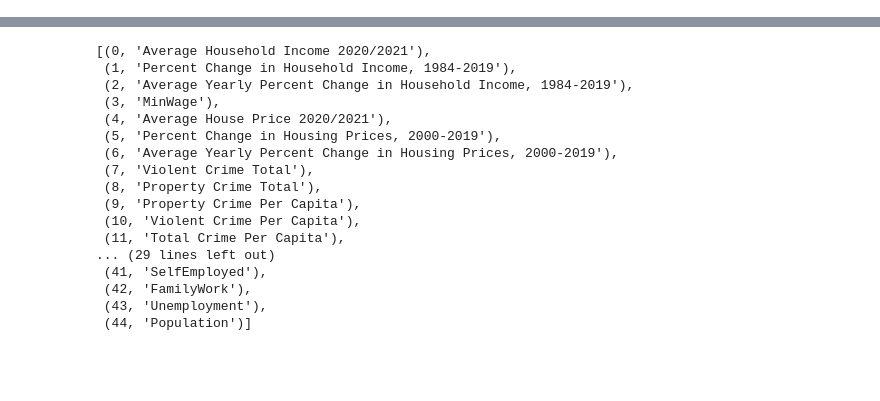
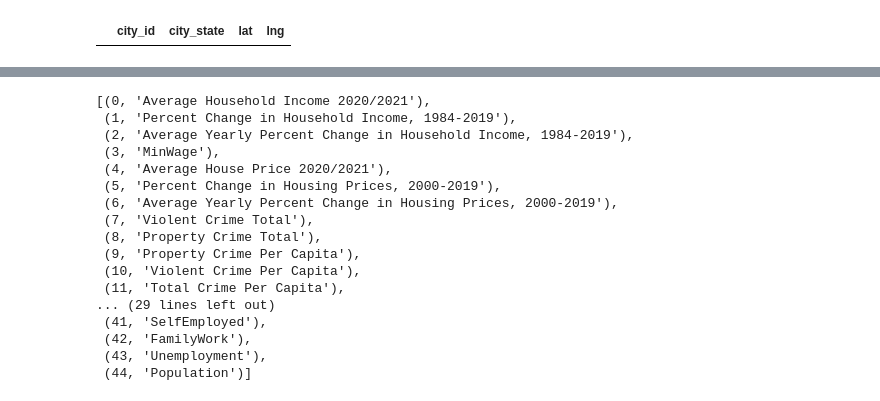
Before and after one commit to JosephGeibig/CityFinder, a Jupyter notebook: knn.ipynb, the cells around one changed output, grey strips where cells are left out. Cells and saved outputs as stored; diff of their text form; code cells hidden in the pictures; blank space fills up the shorter version.

```diff
--- a/knn.ipynb
+++ b/knn.ipynb
@@ -78,3 +46,7 @@ Index(['city_id', 'State Abbreviation', 'Average Household Income 2020/2021',
+# %%
+city_all[city_all['lng'].isna()][['city_id', 'city_state', 'lat', 'lng']]
+# %% [output]
+|  | city_id | city_state | lat | lng |
 # %%
 meta_columns = ['city_id', 'State', 'County', 'State Abbreviation', 'city_name_id', 'city_state', 'city', 'City', 'state_id', 'county_name', 'state_name', 'lat', 'lng']
 city_metadata = city_all[meta_columns]
```
Also changed, not shown: parts of 10 cells of this notebook, 7 other files.
